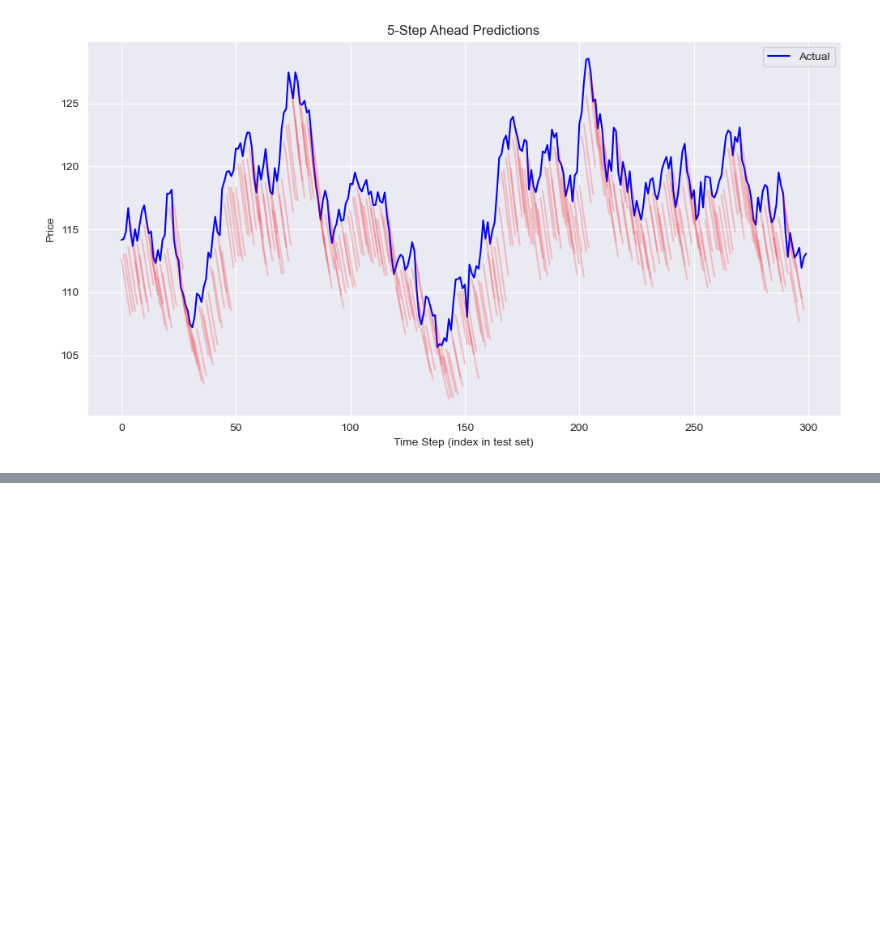
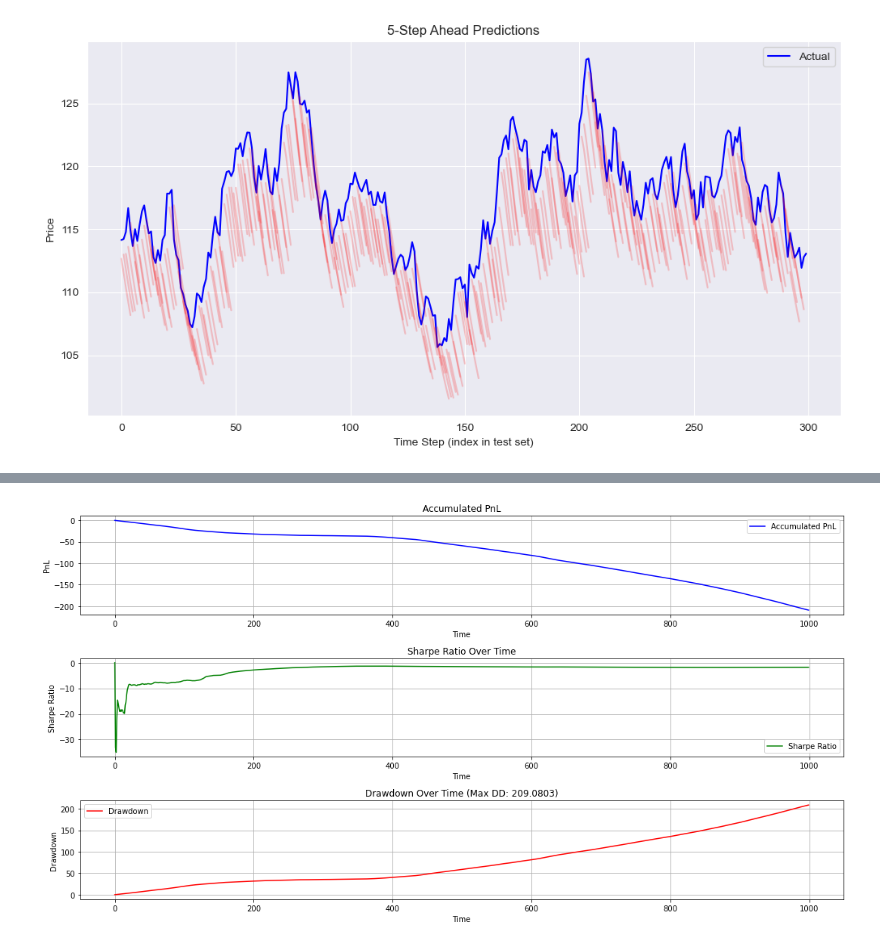
Before and after one commit to GuanJms/StatsLab, a Jupyter notebook: time_series_intro_class/final_project/lstm_tutorial_sharp_ratio_gpt.ipynb, the cells around one changed output, grey strips where cells are left out. Cells and saved outputs as stored; diff of their text form; code cells hidden in the pictures; blank space fills up the shorter version.

```diff
--- a/time_series_intro_class/final_project/lstm_tutorial_sharp_ratio_gpt.ipynb
+++ b/time_series_intro_class/final_project/lstm_tutorial_sharp_ratio_gpt.ipynb
@@ -320,3 +316,98 @@ torch.save(model.state_dict(), "model_weights.pth")
 #
 # # Set the model to evaluation mode (if you plan to do inference)
 # model.eval()
+# %%
+import torch
+import matplotlib.pyplot as plt
+
+model.eval()
+predictions = []
+actuals = []
+with torch.no_grad():
+    for i in range(len(test_dataset)):
+        features, target = test_dataset[i]
+        features = features.unsqueeze(0).to(device)  # Move to device
+        pred = model(features)
+
+        predictions.append(pred.item())
+        actuals.append(target.item())
+
+# Convert to tensors for convenience
+predictions = torch.tensor(predictions, dtype=torch.float32)
+actuals = torch.tensor(actuals, dtype=torch.float32)
+
+# Compute returns
+# Need last_price from the input to compute returns.
+# Since we have only predictions and actuals, let's reconstruct returns:
+# actual_returns = (actual - last_price) / last_price
+# predicted_returns = (prediction - last_price) / last_price
+#
+# However, we need the last_price. We can get it from the test dataset features:
+last_prices = []
+for i in range(len(test_dataset)):
+    features, _ = test_dataset[i]
+    # features shape: (seq_len, 1)
+    last_price = features[-1,0]  # last price of the input window
+    last_prices.append(last_price.item())
+
+last_prices = torch.tensor(last_prices, dtype=torch.float32)
+
+predicted_returns = (predictions - last_prices) / last_prices
+actual_returns = (actuals - last_prices) / last_prices
+
+# PnL return = predicted_returns - actual_returns
+pnl_returns = predicted_returns - actual_returns
+
+# Accumulated PnL: cumulative sum of pnl_returns
+accumulated_pnl = torch.cumsum(pnl_returns, dim=0)
+
+# Compute Sharpe ratio over time:
+# Sharpe ratio(t) = mean(pnl_returns[0:t]) / std(pnl_returns[0:t])
+sharpe_ratios = []
+for t in range(1, len(pnl_returns)+1):
+    sub_period = pnl_returns[:t]
+    mean_ret = torch.mean(sub_period)
+    std_ret = torch.std(sub_period)
+    sr = mean_ret / std_ret if std_ret > 1e-12 else torch.tensor(0.0)
+    sharpe_ratios.append(sr.item())
+sharpe_ratios = torch.tensor(sharpe_ratios)
+
+# Compute drawdown:
+# Drawdown = running_max(accumulated_pnl) - accumulated_pnl
+# Maximum drawdown is the max of this drawdown series
+running_max = torch.cummax(accumulated_pnl, dim=0)[0]
+drawdown = running_max - accumulated_pnl
+max_drawdown = torch.max(drawdown).item()
+
+print("Max Drawdown:", max_drawdown)
+
+# Plotting
+plt.figure(figsize=(15, 8))
+
+plt.subplot(3,1,1)
+plt.plot(accumulated_pnl.cpu().numpy(), label='Accumulated PnL', color='blue')
+plt.title('Accumulated PnL')
+plt.xlabel('Time')
+plt.ylabel('PnL')
+plt.grid(True)
+plt.legend()
+
+plt.subplot(3,1,2)
+plt.plot(sharpe_ratios.cpu().numpy(), label='Sharpe Ratio', color='green')
+plt.title('Sharpe Ratio Over Time')
+plt.xlabel('Time')
+plt.ylabel('Sharpe Ratio')
+plt.grid(True)
+plt.legend()
+
+plt.subplot(3,1,3)
+plt.plot(drawdown.cpu().numpy(), label='Drawdown', color='red')
+plt.title('Drawdown Over Time (Max DD: {:.4f})'.format(max_drawdown))
+plt.xlabel('Time')
+plt.ylabel('Drawdown')
+plt.grid(True)
+plt.legend()
+
+plt.tight_layout()
+plt.show()
+# %% [output]
@@ -322,0 +415 @@ torch.save(model.state_dict(), "model_weights.pth")
+[figure, added]
```
Also changed, not shown: parts of 3 cells of this notebook, 3 other files.
